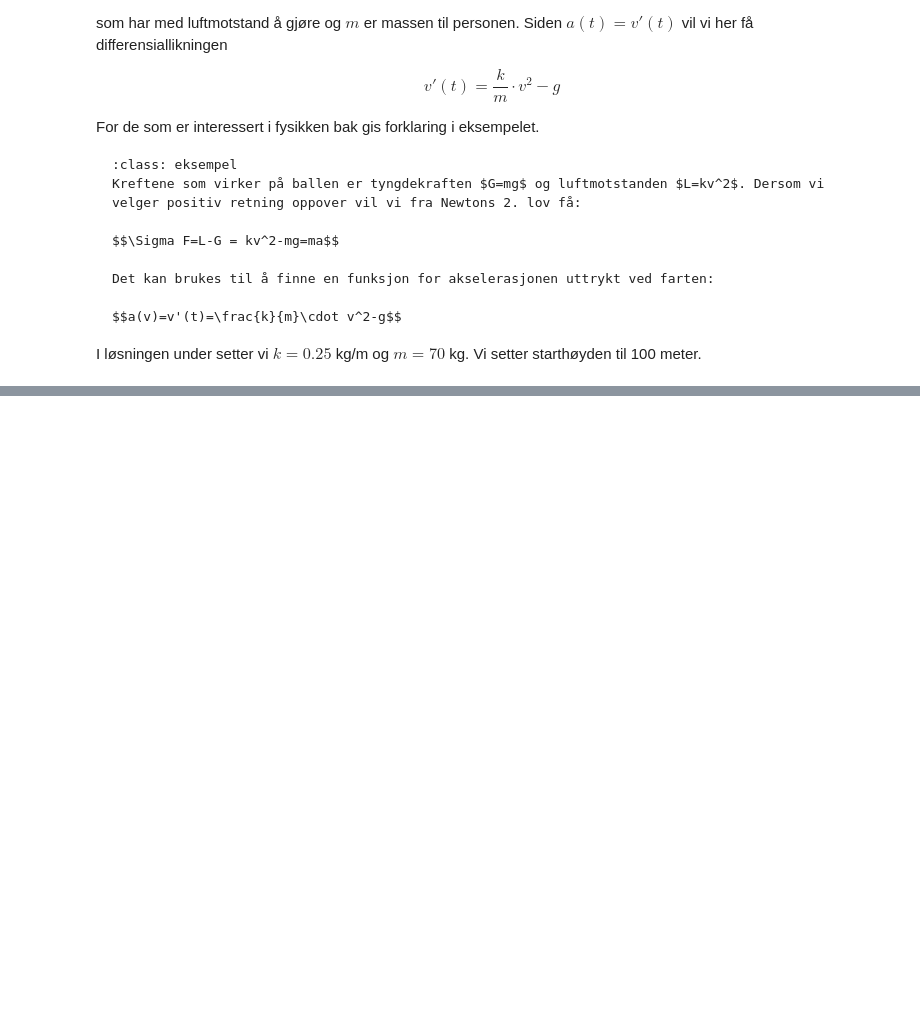
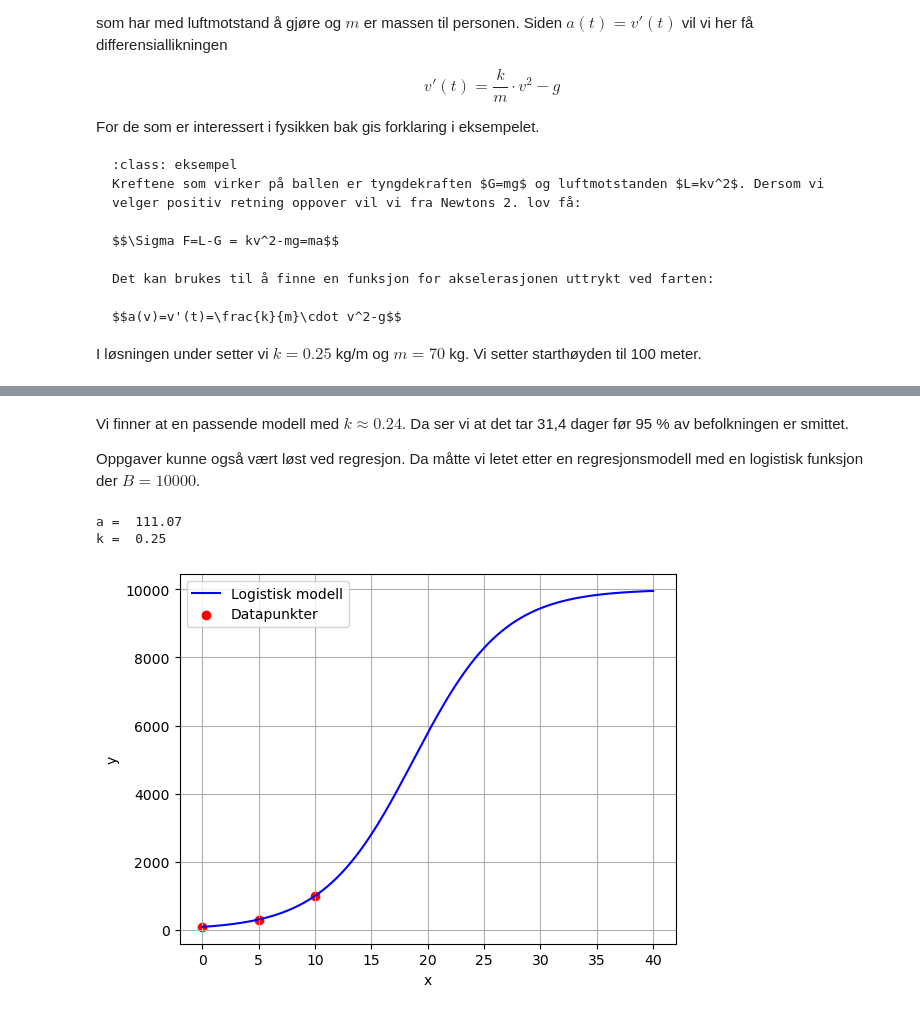
Before and after one commit to kstige/Matematikk-R1, a Jupyter notebook: _build/jupyter_execute/docs/numerikkmodeller/eulersmetode.ipynb, the cells around one changed output, grey strips where cells are left out. Cells and saved outputs as stored; diff of their text form; code cells hidden in the pictures; blank space fills up the shorter version.

```diff
--- a/_build/jupyter_execute/docs/numerikkmodeller/eulersmetode.ipynb
+++ b/_build/jupyter_execute/docs/numerikkmodeller/eulersmetode.ipynb
@@ -259,0 +302,34 @@ Det blir tatt en bakterieprøve fra halsen til en pasient.
+# %% [markdown]
+Vi finner at en passende modell med $k\approx 0.24$. Da ser vi at det tar 31,4 dager før 95 % av befolkningen er smittet.
+
+Oppgaver kunne også vært løst ved regresjon. Da måtte vi letet etter en regresjonsmodell med en logistisk funksjon der $B=10000$.
+# %%
+import numpy as np
+import matplotlib.pyplot as plt
+from scipy.optimize import curve_fit
+
+x = [0, 5, 10]
+y = [100, 300, 1000]
+
+def modell(x, a, k):
+    return 10000 / (1+a*np.exp(-k*x))           # np.exp(-k*x) gir e^(-kx)
+
+# Finner og skriver ut parametrene a, k og B
+[a, k] = curve_fit(modell, x, y, [5, 0.1])[0]
+print("a = ", round(a, 2))
+print("k = ", round(k, 2))
+
+x_akse = np.linspace(0, 40, 1000)
+y_modell = modell(x_akse, a, k)
+
+plt.plot(x_akse, y_modell, color = "blue", label = "Logistisk modell")  # Grafen til modellen
+plt.scatter(x, y, color = "red", label = "Datapunkter")                 # Målepunktene
+plt.xlabel("x")                                                         # Navn på x-akse
+plt.ylabel("y")                                                         # Navn på y-akse
+plt.grid()                                                              # Rutenett
+plt.legend()                                                            # Informasjonsboks
+plt.show()                                                              # Vis grafen
+# %% [output]
+a =  111.07
+k =  0.25
+[figure, added]
```
Also changed, not shown: parts of 4 cells of this notebook, 9 other files.
